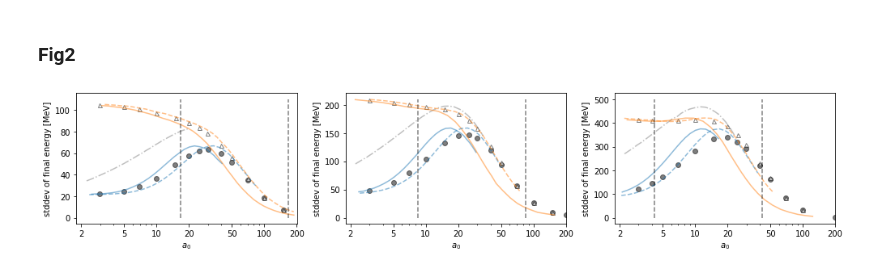
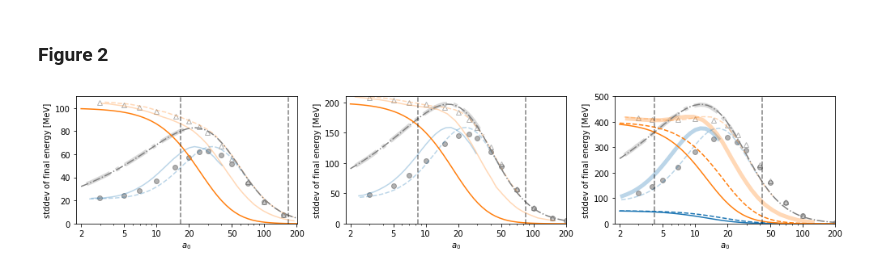
Before and after one commit to RePlasma/arXiv2312.03592, a Jupyter notebook: arXiv2312.03592.ipynb, the cells around one changed output. Saved outputs shown, nothing was run; the diff lists cells and outputs as text; code cells hidden in the pictures.

```diff
--- a/arXiv2312.03592.ipynb
+++ b/arXiv2312.03592.ipynb
@@ -35,2 +71,10 @@ def arraycenter(x):
+# %%
+### a0 values: 3,5,7,10,15,20,25,30,40,50,70,100,150
+fil = open('dataWPD/fig1a/wpd.json')
+data = json.load(fil)
+datatmp = data['datasetColl'][0]['data']
+datatmp2 = np.array([datatmp[i]['value'] for i in range(len(datatmp))])
+indxs = np.argsort(datatmp2[:,0])
+#print(datatmp2[indxs,0])
 # %%
 # fluctuations in the data will be due to uncertainty in selecting points in WPD
@@ -135,17 +197,18 @@ plt.show()
-# %% [markdown]
-### Fig2
+# %% [markdown]
+### Figure 2 <a id=Figure2></a>
 # %%
 fig, axes = plt.subplots(nrows=1, ncols=3, figsize=(14,3))
-alphaPaper = 0.5
+alphaPaper = 0.3
+a0lst = np.logspace(np.log10(2),np.log10(200))
 
 ### fig 1a
-f = open('dataWPD/fig2a/wpd.json')
-data = json.load(f)
+fil = open('dataWPD/fig2a/wpd.json')
+data = json.load(fil)
 #
 datatmp = data['datasetColl'][0]['data']
 datatmp2 = np.array([datatmp[i]['value'] for i in range(len(datatmp))])
 indxs = np.argsort(datatmp2[:,0])
-axes[0].plot(datatmp2[:,0][indxs],datatmp2[:,1][indxs],'-.', color='grey', label='0', alpha=alphaPaper)
+axes[0].plot(datatmp2[:,0][indxs],datatmp2[:,1][indxs],'-.', color='grey', label='0', alpha=alphaPaper, linewidth=5)
 #
 datatmp = data['datasetColl'][1]['data']
 datatmp2 = np.array([datatmp[i]['value'] for i in range(len(datatmp))])
@@ -155,7 +218,7 @@ axes[0].plot(datatmp2[:,0][indxs],datatmp2[:,1][indxs],'ko', label='1', alpha=al
 datatmp = data['datasetColl'][2]['data']
 datatmp2 = np.array([datatmp[i]['value'] for i in range(len(datatmp))])
 indxs = np.argsort(datatmp2[:,0])
-axes[0].plot(datatmp2[:,0][indxs],datatmp2[:,1][indxs],'w^', label='1', markersize=5, markeredgecolor='black', alpha=alphaPaper)
+axes[0].plot(datatmp2[:,0][indxs],datatmp2[:,1][indxs],'w^', label='1', markersize=6, markeredgecolor='black', alpha=alphaPaper)
 #
 datatmp = data['datasetColl'][3]['data']
 datatmp2 = np.array([datatmp[i]['value'] for i in range(len(datatmp))])
@@ -177,15 +240,17 @@ datatmp2 = np.array([datatmp[i]['value'] for i in range(len(datatmp))])
 indxs = np.argsort(datatmp2[:,0])
 axes[0].plot(datatmp2[:,0][indxs],datatmp2[:,1][indxs],'--', color='tab:orange', label='1', alpha=alphaPaper)
 #
+axes[0].plot(a0lst, get_PW_sigF(500/0.511,a0lst,0.8, 30)*0.511, '-.', color='grey')
+axes[0].plot(a0lst, get_PW_sigF_CRR(500/0.511, a0lst, 0.8, 30e-15, 2*50/0.511)*0.511, '-', color='tab:orange')
 
 ### fig 1b
-f = open('dataWPD/fig2b/wpd.json')
-data = json.load(f)
+fil = open('dataWPD/fig2b/wpd.json')
+data = json.load(fil)
 #
 datatmp = data['datasetColl'][0]['data']
 datatmp2 = np.array([datatmp[i]['value'] for i in range(len(datatmp))])
 indxs = np.argsort(datatmp2[:,0])
-axes[1].plot(datatmp2[:,0][indxs],datatmp2[:,1][indxs],'-.', color='grey', label='0', alpha=alphaPaper)
+axes[1].plot(datatmp2[:,0][indxs],datatmp2[:,1][indxs],'-.', color='grey', label='0', alpha=alphaPaper, linewidth=5)
 #
 datatmp = data['datasetColl'][1]['data']
 datatmp2 = np.array([datatmp[i]['value'] for i in range(len(datatmp))])
@@ -195,7 +260,7 @@ axes[1].plot(datatmp2[:,0][indxs],datatmp2[:,1][indxs],'ko', label='1', alpha=al
 datatmp = data['datasetColl'][2]['data']
 datatmp2 = np.array([datatmp[i]['value'] for i in range(len(datatmp))])
 indxs = np.argsort(datatmp2[:,0])
-axes[1].plot(datatmp2[:,0][indxs],datatmp2[:,1][indxs],'w^', label='1', markersize=5, markeredgecolor='black', alpha=alphaPaper)
+axes[1].plot(datatmp2[:,0][indxs],datatmp2[:,1][indxs],'w^', label='1', markersize=6, markeredgecolor='black', alpha=alphaPaper)
 #
 datatmp = data['datasetColl'][3]['data']
 datatmp2 = np.array([datatmp[i]['value'] for i in range(len(datatmp))])
@@ -216,16 +281,18 @@ datatmp = data['datasetColl'][6]['data']
 datatmp2 = np.array([datatmp[i]['value'] for i in range(len(datatmp))])
 indxs = np.argsort(datatmp2[:,0])
 axes[1].plot(datatmp2[:,0][indxs],datatmp2[:,1][indxs],'--', color='tab:orange', label='1', alpha=alphaPaper)
-
+#
+axes[1].plot(a0lst, get_PW_sigF(1000/0.511,a0lst,0.8, 30)*0.511, '-.', color='grey')
+axes[1].plot(a0lst, get_PW_sigF_CRR(1000/0.511, a0lst, 0.8, 30e-15, 2*100/0.511)*0.511, '-', color='tab:orange')
 
 ### fig 1c
-f = open('dataWPD/fig2c/wpd.json')
-data = json.load(f)
+fil = open('dataWPD/fig2c/wpd.json')
+data = json.load(fil)
 #
 datatmp = data['datasetColl'][0]['data']
 datatmp2 = np.array([datatmp[i]['value'] for i in range(len(datatmp))])
 indxs = np.argsort(datatmp2[:,0])
-axes[2].plot(datatmp2[:,0][indxs],datatmp2[:,1][indxs],'-.', color='grey', label='0', alpha=alphaPaper)
+axes[2].plot(datatmp2[:,0][indxs],datatmp2[:,1][indxs],'-.', color='grey', label='0', alpha=alphaPaper, linewidth=5)
 #
 datatmp = data['datasetColl'][1]['data']
 datatmp2 = np.array([datatmp[i]['value'] for i in range(len(datatmp))])
@@ -235,46 +302,53 @@ axes[2].plot(datatmp2[:,0][indxs],datatmp2[:,1][indxs],'ko', label='1', alpha=al
 datatmp = data['datasetColl'][2]['data']
 datatmp2 = np.array([datatmp[i]['value'] for i in range(len(datatmp))])
 indxs = np.argsort(datatmp2[:,0])
-axes[2].plot(datatmp2[:,0][indxs],datatmp2[:,1][indxs],'w^', label='1', markersize=5, markeredgecolor='black', alpha=alphaPaper)
+axes[2].plot(datatmp2[:,0][indxs],datatmp2[:,1][indxs],'w^', label='1', markersize=6, markeredgecolor='black', alpha=alphaPaper)
 #
 datatmp = data['datasetColl'][3]['data']
 datatmp2 = np.array([datatmp[i]['value'] for i in range(len(datatmp))])
 indxs = np.argsort(datatmp2[:,0])
-axes[2].plot(datatmp2[:,0][indxs],datatmp2[:,1][indxs],'-', color='tab:blue', label='1', alpha=alphaPaper)
+axes[2].plot(datatmp2[:,0][indxs],datatmp2[:,1][indxs],'-', color='tab:blue', label='1', alpha=alphaPaper, linewidth=5)
 #
 datatmp = data['datasetColl'][4]['data']
 datatmp2 = np.array([datatmp[i]['value'] for i in range(len(datatmp))])
 indxs = np.argsort(datatmp2[:,0])
-axes[2].plot(datatmp2[:,0][indxs],datatmp2[:,1][indxs],'-', color='tab:orange', label='1', alpha=alphaPaper)
+axes[2].plot(datatmp2[:,0][indxs],datatmp2[:,1][indxs],'-', color='tab:orange', label='1', alpha=alphaPaper, linewidth=5)
 #
 datatmp = data['datasetColl'][5]['data']
 datatmp2 = np.array([datatmp[i]['value'] for i in range(len(datatmp))])
 indxs = np.argsort(datatmp2[:,0])
 axes[2].plot(datatmp2[:,0][indxs],datatmp2[:,1][indxs],'--', color='tab:blue', label='1', alpha=alphaPaper)
 #
 datatmp = data['datasetColl'][6]['data']
 datatmp2 = np.array([datatmp[i]['value'] for i in range(len(datatmp))])
 indxs = np.argsort(datatmp2[:,0])
 axes[2].plot(datatmp2[:,0][indxs],datatmp2[:,1][indxs],'--', color='tab:orange', label='1', alpha=alphaPaper)
 #
+g0 = 2000; lbd=0.8; tau=30e-15;
+axes[2].plot(a0lst, get_PW_sigF(g0/0.511,a0lst, lbd, 30)*0.511, '-.', color='grey')
+axes[2].plot(a0lst, get_PW_sigF_CRR(g0/0.511, a0lst, lbd, tau, 100)*0.511, '-', color='tab:blue')
+axes[2].plot(a0lst, get_PW_sigF_CRR(g0/0.511, a0lst/sqrt(2), lbd, tau, 100)*0.511, '--', color='tab:blue')
+axes[2].plot(a0lst, get_PW_sigF_CRR(g0/0.511, a0lst, lbd, tau, 400/0.511)*0.511, '-', color='tab:orange')
+axes[2].plot(a0lst, get_PW_sigF_CRR(g0/0.511, a0lst/sqrt(2), lbd, tau, 400/0.511)*0.511, '--', color='tab:orange')
 
 def a0vert(E0,chi): return chi/(2*E0/0.511/329719) # 0.8µm laser
 x = np.linspace(0,1)
 E0lst=np.array([500,1000,2000])
 maxY=np.array([110,210,500])
 for i in range(3):
     axes[i].plot(x*0+a0vert(E0lst[i],0.1),x*maxY[i], 'k--',alpha=0.5)
     axes[i].plot(x*0+a0vert(E0lst[i],1),x*maxY[i], 'k--',alpha=0.5)
     #axes[i].grid()
     #axes[i].set_title('Fig1')
     axes[i].set_xscale('log')
     axes[i].set_xlabel(r'$a_0$')
     axes[i].set_ylabel(r'stddev of final energy [MeV]')
     axes[i].set_xlim([1.8,201])
     axes[i].set_xticks([2,5,10,20,50,100,200])
+    axes[i].set_ylim([0,maxY[i]])
     axes[i].get_xaxis().set_major_formatter(mticker.ScalarFormatter())
 plt.tight_layout()
 #plt.savefig('fig2.pdf', transparent=True)
 plt.show()
 # %% [output]
-[figure, old version]
+[figure, new version]
```
Also changed, not shown: parts of 13 cells of this notebook, 2 other files.
